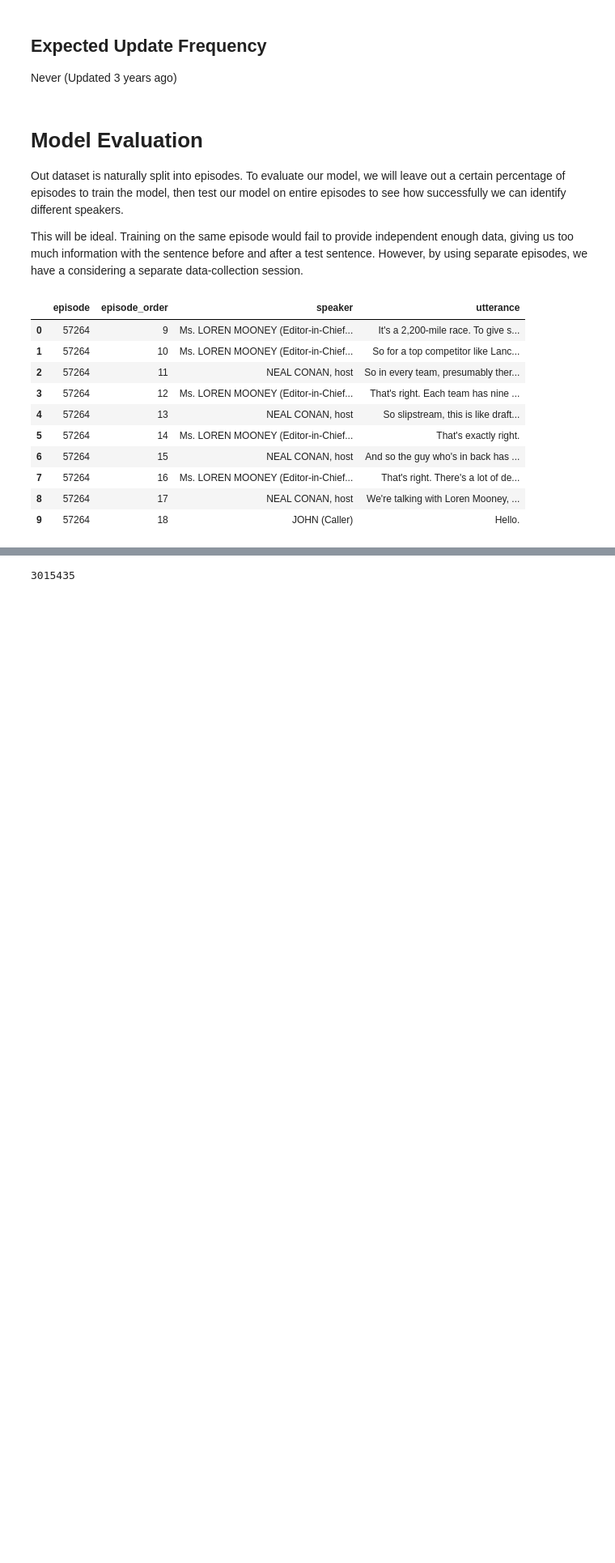
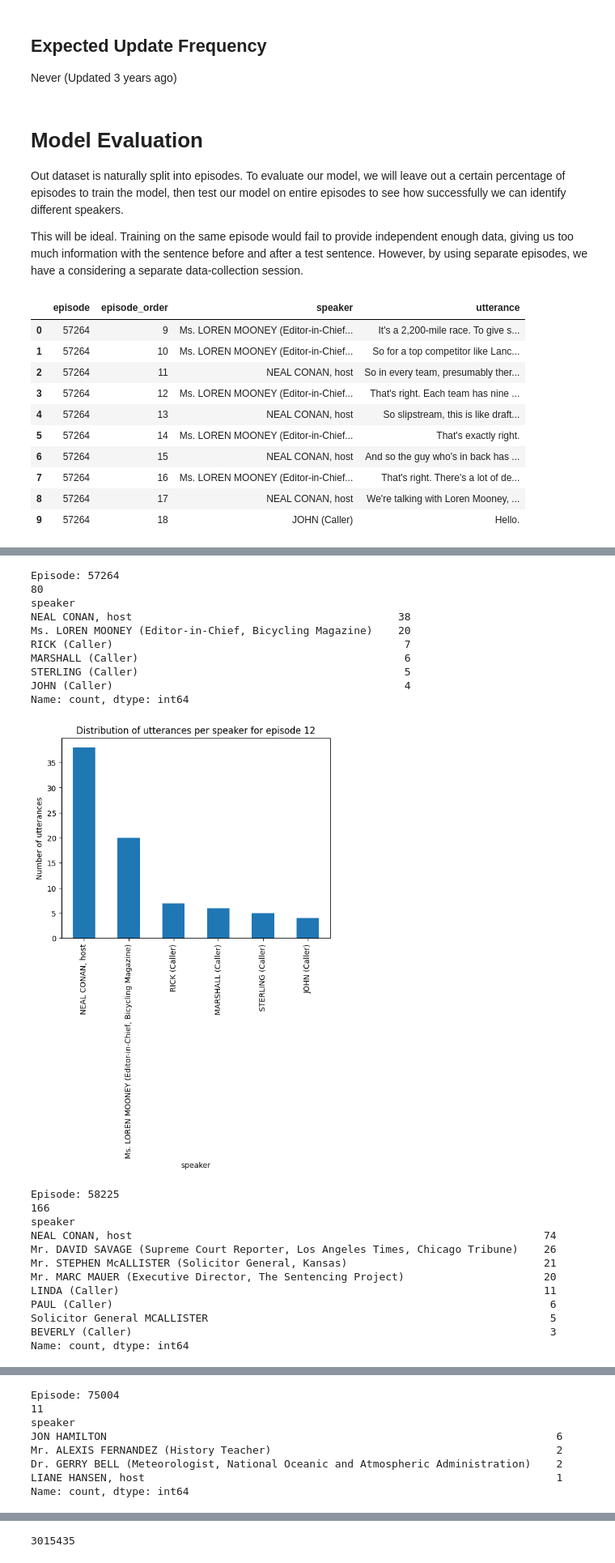
Before and after one commit to elmella/whos-who, a Jupyter notebook: new-phone-who-dis.ipynb, the cells around one changed output, grey strips where cells are left out. Shown at 81% size. Drawn from its saved outputs; the diff is of its cells as text; code cells hidden in the pictures; blank space fills up the shorter version.

```diff
--- a/new-phone-who-dis.ipynb
+++ b/new-phone-who-dis.ipynb
@@ -65,0 +106,20 @@ display(df.head(10))
+# %%
+# iterate through all the episodes
+for episode in df['episode'].unique()[:4]:
+
+    print('Episode:', episode)
+
+    # get all the utterances for the episode
+    df_episode = df[df['episode'] == episode]
+
+    # get all the speakers for the episode
+    speakers = df_episode['speaker'].unique()
+
+    # print the amount of speakers
+    print('Speakers:', len(speakers))
+
+    # print the median amount of utterances per speaker
+    print('Median utterances per speaker:', df_episode['speaker'].value_counts().median())
+
+    # print the mean amount of utterances per speaker
+    print('Mean utterances per speaker:', df_episode['speaker'].value_counts().mean())
@@ -65,0 +145,51 @@ display(df.head(10))
+# %%
+def plot_speaker_distribution_for_episode(df, episode):
+
+    # print the episode
+    print('Episode:', episode)
+
+    # order the episodes from longest to shortest episode
+
+    # Filter the dataframe for the specific episode
+    df_episode = df[df['episode'] == episode]
+
+    print(len(df_episode))
+
+    # Group by 'speaker' and count the number of rows
+    speaker_counts = df_episode['speaker'].value_counts()
+
+    print(speaker_counts)
+
+    # Plot a bar chart
+    speaker_counts.plot(kind='bar')
+    plt.ylabel('Number of utterances')
+    plt.title(f'Distribution of utterances per speaker for episode {episode_order}')
+    plt.show()
+
+# iterate through the first 10 episodes
+for episode in df['episode'].unique()[:4]:
+    plot_speaker_distribution_for_episode(df, episode)
+# %% [output]
+Episode: 57264
+80
+speaker
+NEAL CONAN, host                                          38
+Ms. LOREN MOONEY (Editor-in-Chief, Bicycling Magazine)    20
+RICK (Caller)                                              7
+MARSHALL (Caller)                                          6
+STERLING (Caller)                                          5
+JOHN (Caller)                                              4
+Name: count, dtype: int64
+[figure, added]
+Episode: 58225
+166
+speaker
+NEAL CONAN, host                                                                 74
+Mr. DAVID SAVAGE (Supreme Court Reporter, Los Angeles Times, Chicago Tribune)    26
+Mr. STEPHEN McALLISTER (Solicitor General, Kansas)                               21
+Mr. MARC MAUER (Executive Director, The Sentencing Project)                      20
+LINDA (Caller)                                                                   11
+PAUL (Caller)                                                                     6
+Solicitor General MCALLISTER                                                      5
+BEVERLY (Caller)                                                                  3
+Name: count, dtype: int64
@@ -65,0 +197,8 @@ display(df.head(10))
+Episode: 75004
+11
+speaker
+JON HAMILTON                                                                       6
+Mr. ALEXIS FERNANDEZ (History Teacher)                                             2
+Dr. GERRY BELL (Meteorologist, National Oceanic and Atmospheric Administration)    2
+LIANE HANSEN, host                                                                 1
+Name: count, dtype: int64
```
Also changed, not shown: parts of 10 cells of this notebook.
